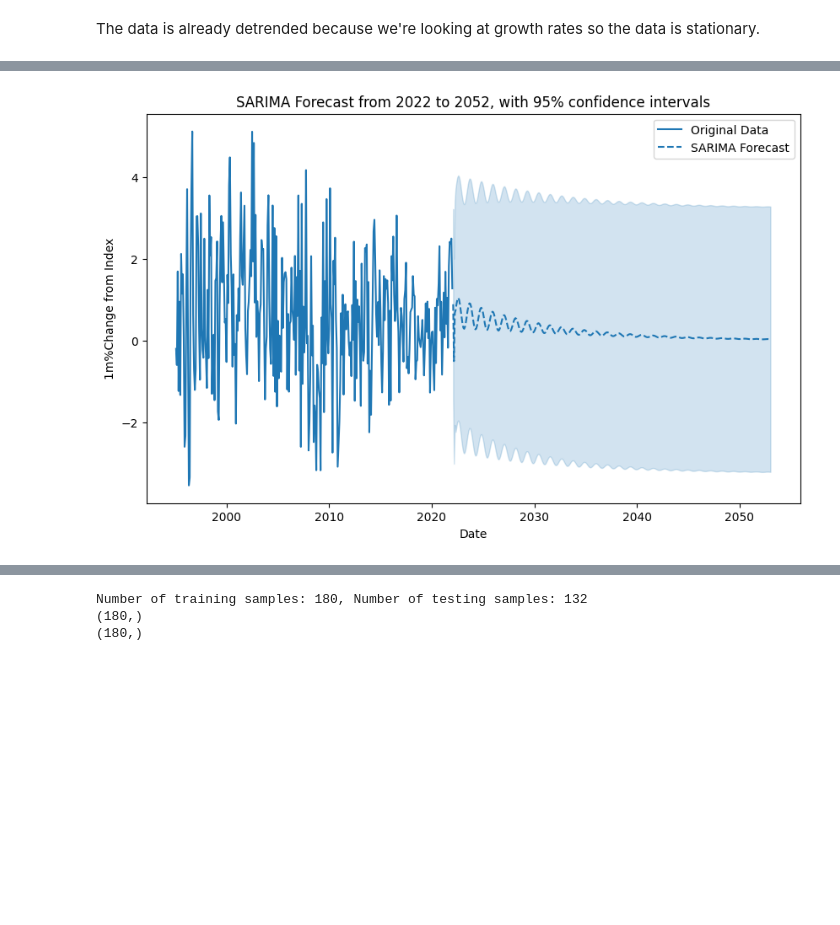
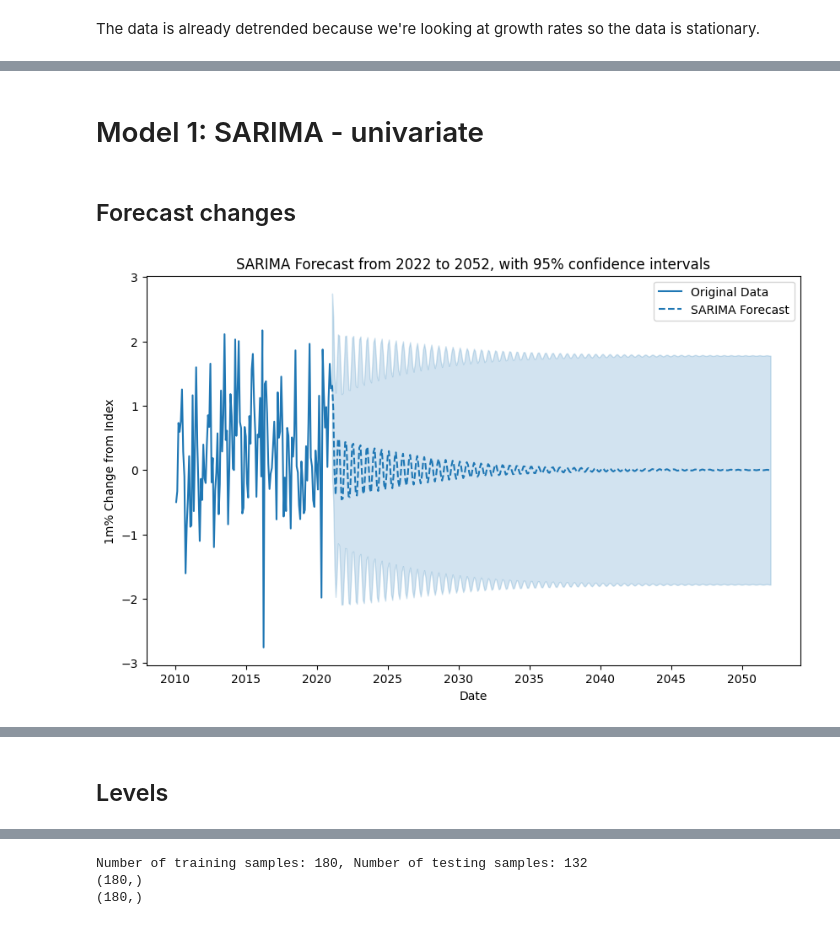
Before and after one commit to amyfthau/CFGSum23D1G4, a Jupyter notebook: Modelling.ipynb, the cells around one changed output, grey strips where cells are left out. Drawn from its saved outputs; the diff is of its cells as text; code cells hidden in the pictures; blank space fills up the shorter version.

```diff
--- a/Modelling.ipynb
+++ b/Modelling.ipynb
@@ -317,41 +540,41 @@ float64
+# %% [markdown]
+# Model 1: SARIMA - univariate
+# %% [markdown]
+## Forecast changes
 # %%
-# SARIMA Model
-p = 3 # Autoregressive component
-d = 0 # Differencing (our data is already stationary)
-q = 7 # Moving average component
-P, D, Q, s = 0, 0, 0, 6 # P: Seasonal autoregressive order, D: Seasonal difference order, Q: Seasonal moving average order, m: The number of time steps for a single seasonal period.
+# Choose the column to model
+column_name = 'AvgPriceUK_monthly_growth'
+data_series = data_df[column_name]
 
-# from which I could find I need to count the significant spikes from the first(0th), significant meaning they are outside the blue boundary
-# creating a function is based on where the significant spikes are so will have to write this into the function. (find how to do this?)
-# SARIMA Model
+# SARIMA Parameters
+p = 3
+d = 0
+q = 7
+P = 0
+D = 0
+Q = 0
+s = 6
 
-# Create and fit the SARIMA model
-SARIMA_model = SARIMAX(monthly_p_change_Ashford, order=(p, d, q), seasonal_order=(P, D, Q, s))
-# fit model (ARIMA(3,0,1) - ARIMA(p,d,q) - the data has already stationary so the d value is 0
-SARIMA_fit = SARIMA_model.fit(maxiter=1000)  # Increase the number of iterations
+# Fit the SARIMA model
+model = SARIMAX(data_series, order=(p, d, q), seasonal_order=(P, D, Q, s))
+results = model.fit(maxiter=1000)
 
+# Forecast future values
+forecast_steps = 12 * (2052 - 2022 + 1)  # Number of steps to forecast
+forecast = results.get_forecast(steps=forecast_steps)
+confidence_intervals = forecast.conf_int()
 
-# Forecast from 2022 to 2052
-forecast_steps = 12 * (2052 - 2022 + 1)  # Number of steps to forecast
-SARIMA_forecast = SARIMA_fit.get_forecast(steps=forecast_steps)
-confidence_intervals = SARIMA_forecast.summary_frame(alpha=0.05)
-print(confidence_intervals)
-print(type(confidence_intervals))
-
-# Plot the SARIMA forecast
+# Plot the original data, forecast, and confidence intervals
 plt.figure(figsize=(10, 6))
-plt.plot(monthly_p_change_Ashford.index, monthly_p_change_Ashford.values, label='Original Data')
-plt.plot(SARIMA_forecast.predicted_mean.index, SARIMA_forecast.predicted_mean.values, color='#1f77b4', linestyle='--', label='SARIMA Forecast')
-print(SARIMA_forecast.conf_int())
-# Plot confidence intervals
-plt.fill_between(SARIMA_forecast.predicted_mean.index,
-                 confidence_intervals['mean_ci_lower'],
-                 confidence_intervals['mean_ci_upper'],
-                 color='#1f77b4', alpha=0.2)
-
+plt.plot(data_series.index, data_series.values, label='Original Data')
+plt.plot(forecast.predicted_mean.index, forecast.predicted_mean.values, color='#1f77b4', linestyle='--', label='SARIMA Forecast')
+plt.fill_between(forecast.predicted_mean.index, confidence_intervals.iloc[:, 0], confidence_intervals.iloc[:, 1], color='#1f77b4', alpha=0.2)
 plt.xlabel('Date')
-plt.ylabel('1m%Change from Index')
+plt.ylabel('1m% Change from Index')
 plt.title('SARIMA Forecast from 2022 to 2052, with 95% confidence intervals')
 plt.legend()
 plt.show()
+
+print(forecast.predicted_mean.values)
 # %% [output]
+[figure, new version]
@@ -375,3 +598,4 @@ y               mean   mean_se  mean_ci_lower  mean_ci_upper
-[figure, old version]
+# %% [markdown]
+## Levels
 # %%
 # Revert the monthly percentage change forecast back into levels (average house prices)
```
Also changed, not shown: parts of 54 cells of this notebook.
